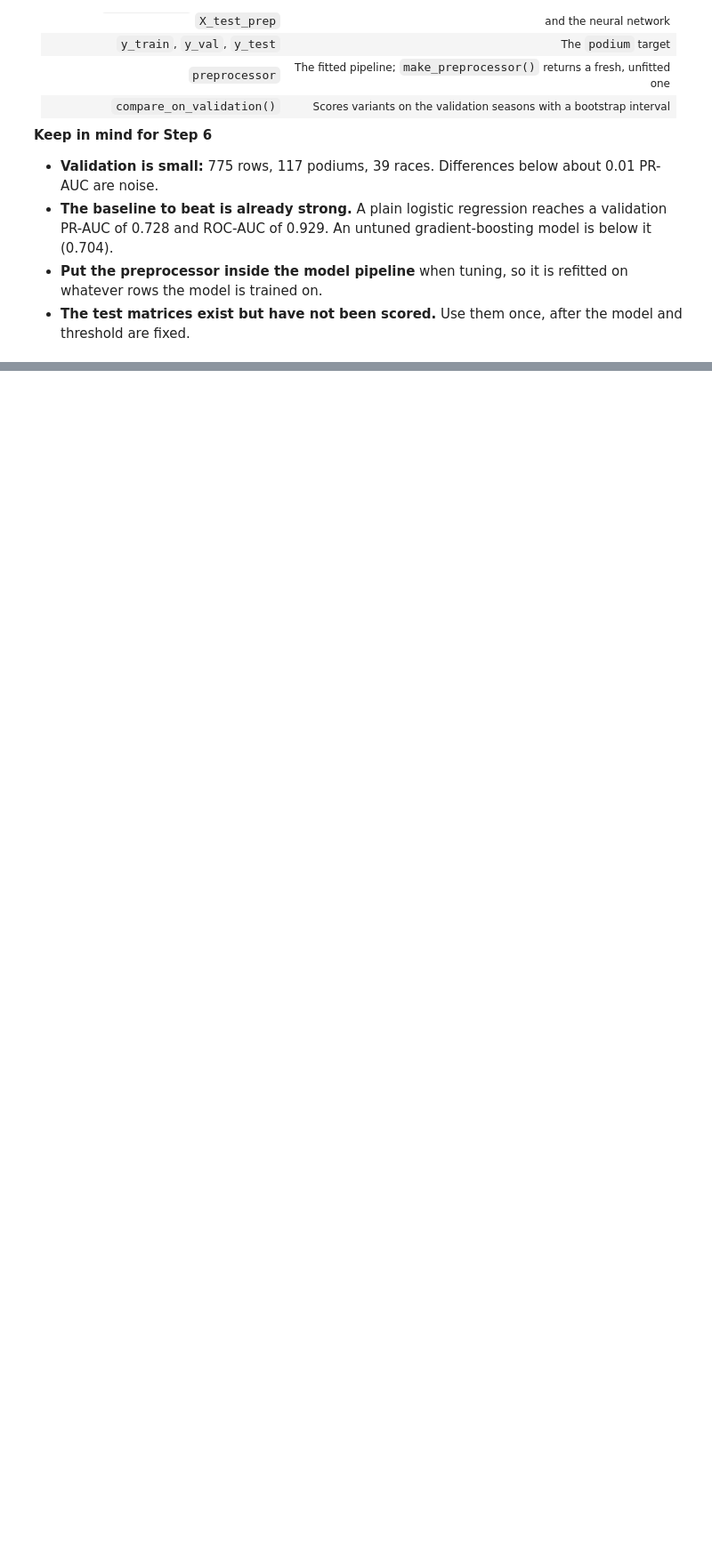
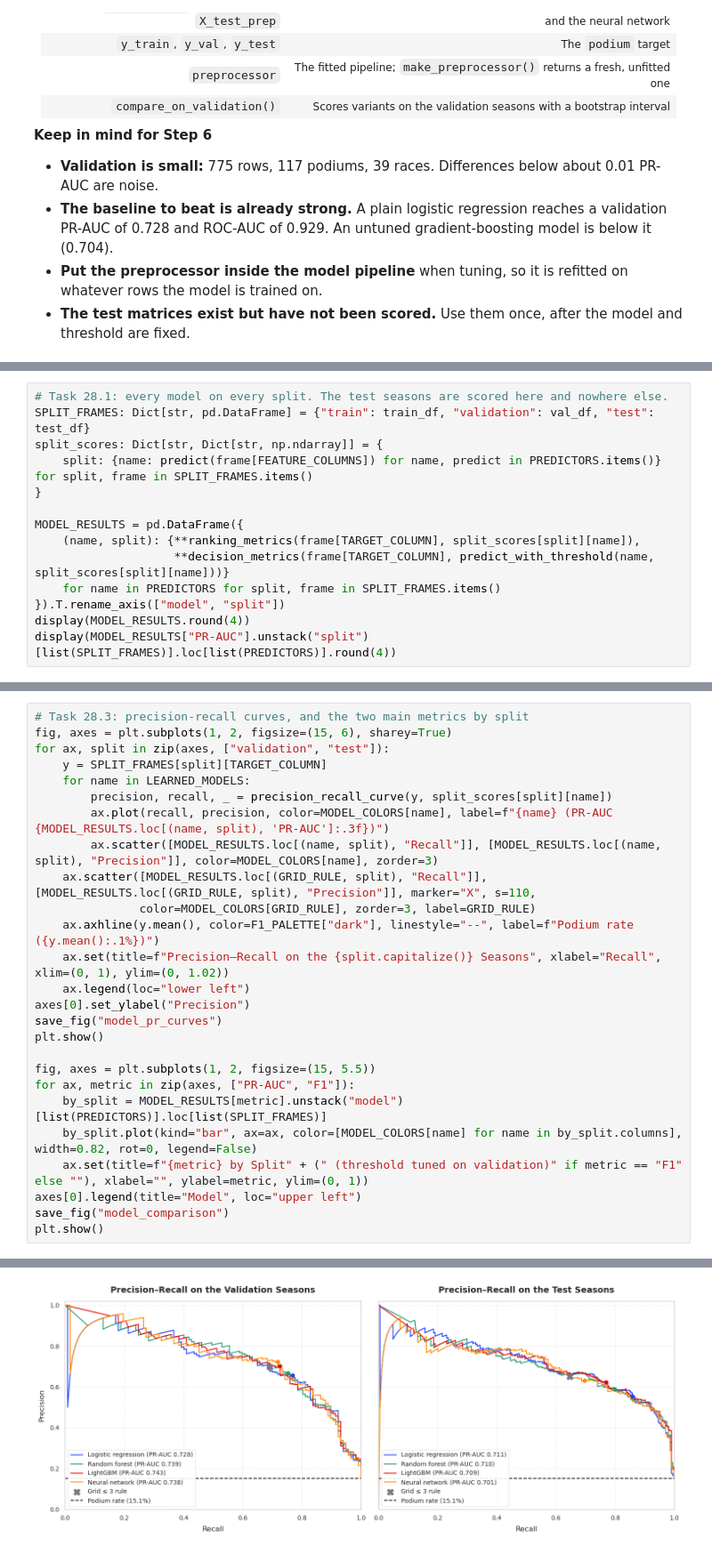
Before and after one commit to Abdel-RahmanIII/Formula-1, a Jupyter notebook: formula-1.ipynb, the cells around one changed output, grey strips where cells are left out. Shown at 89% size. Cells and saved outputs as stored; diff of their text form; blank space fills up the shorter version.

```diff
--- a/formula-1.ipynb
+++ b/formula-1.ipynb
@@ -2729,0 +3243,14 @@ print(f"[STEP 5 COMPLETE] Preprocessor fitted on {len(X_train):,} training rows;
+# %%
+# Task 28.1: every model on every split. The test seasons are scored here and nowhere else.
+SPLIT_FRAMES: Dict[str, pd.DataFrame] = {"train": train_df, "validation": val_df, "test": test_df}
+split_scores: Dict[str, Dict[str, np.ndarray]] = {
+    split: {name: predict(frame[FEATURE_COLUMNS]) for name, predict in PREDICTORS.items()} for split, frame in SPLIT_FRAMES.items()
+}
+
+MODEL_RESULTS = pd.DataFrame({
+    (name, split): {**ranking_metrics(frame[TARGET_COLUMN], split_scores[split][name]),
+                    **decision_metrics(frame[TARGET_COLUMN], predict_with_threshold(name, split_scores[split][name]))}
+    for name in PREDICTORS for split, frame in SPLIT_FRAMES.items()
+}).T.rename_axis(["model", "split"])
+display(MODEL_RESULTS.round(4))
+display(MODEL_RESULTS["PR-AUC"].unstack("split")[list(SPLIT_FRAMES)].loc[list(PREDICTORS)].round(4))
@@ -2729,0 +3293,27 @@ print(f"[STEP 5 COMPLETE] Preprocessor fitted on {len(X_train):,} training rows;
+# %%
+# Task 28.3: precision-recall curves, and the two main metrics by split
+fig, axes = plt.subplots(1, 2, figsize=(15, 6), sharey=True)
+for ax, split in zip(axes, ["validation", "test"]):
+    y = SPLIT_FRAMES[split][TARGET_COLUMN]
+    for name in LEARNED_MODELS:
+        precision, recall, _ = precision_recall_curve(y, split_scores[split][name])
+        ax.plot(recall, precision, color=MODEL_COLORS[name], label=f"{name} (PR-AUC {MODEL_RESULTS.loc[(name, split), 'PR-AUC']:.3f})")
+        ax.scatter([MODEL_RESULTS.loc[(name, split), "Recall"]], [MODEL_RESULTS.loc[(name, split), "Precision"]], color=MODEL_COLORS[name], zorder=3)
+    ax.scatter([MODEL_RESULTS.loc[(GRID_RULE, split), "Recall"]], [MODEL_RESULTS.loc[(GRID_RULE, split), "Precision"]], marker="X", s=110,
+               color=MODEL_COLORS[GRID_RULE], zorder=3, label=GRID_RULE)
+    ax.axhline(y.mean(), color=F1_PALETTE["dark"], linestyle="--", label=f"Podium rate ({y.mean():.1%})")
+    ax.set(title=f"Precision–Recall on the {split.capitalize()} Seasons", xlabel="Recall", xlim=(0, 1), ylim=(0, 1.02))
+    ax.legend(loc="lower left")
+axes[0].set_ylabel("Precision")
+save_fig("model_pr_curves")
+plt.show()
+
+fig, axes = plt.subplots(1, 2, figsize=(15, 5.5))
+for ax, metric in zip(axes, ["PR-AUC", "F1"]):
+    by_split = MODEL_RESULTS[metric].unstack("model")[list(PREDICTORS)].loc[list(SPLIT_FRAMES)]
+    by_split.plot(kind="bar", ax=ax, color=[MODEL_COLORS[name] for name in by_split.columns], width=0.82, rot=0, legend=False)
+    ax.set(title=f"{metric} by Split" + (" (threshold tuned on validation)" if metric == "F1" else ""), xlabel="", ylabel=metric, ylim=(0, 1))
+axes[0].legend(title="Model", loc="upper left")
+save_fig("model_comparison")
+plt.show()
+# %% [output]
@@ -2729,0 +3321 @@ print(f"[STEP 5 COMPLETE] Preprocessor fitted on {len(X_train):,} training rows;
+[figure, added]
```
Also changed, not shown: parts of 36 cells of this notebook, 6 other files.
